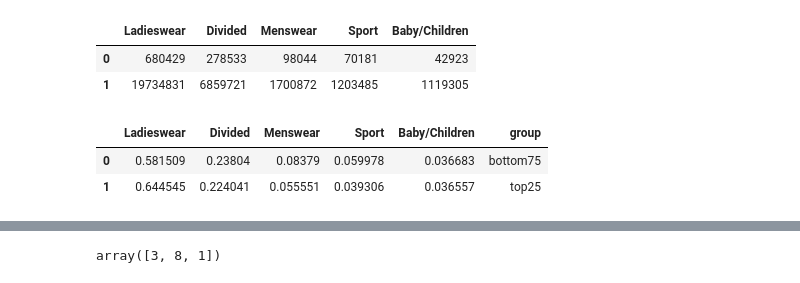
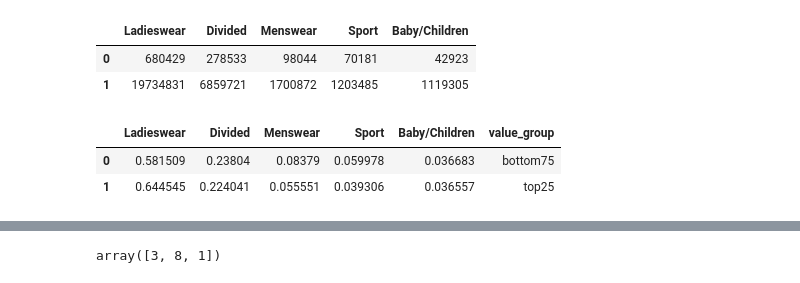
Before and after one commit to ParkerJiang/4995Group36FinalProject, a Jupyter notebook: analysis.ipynb, the cells around one changed output, grey strips where cells are left out. Saved outputs shown, nothing was run; the diff lists cells and outputs as text; code cells hidden in the pictures.

```diff
--- a/analysis.ipynb
+++ b/analysis.ipynb
@@ -300,0 +275,2 @@ There are (124,) Product Types in total
+# %%
+df_transactions_merged['estimated_date'] = df_transactions_merged['year']*365+df_transactions_merged['month']*30+df_transactions_merged['day']
@@ -310,11 +426,11 @@ df_plot
 # %%
 df_plot1 = df_plot.copy()
 df_plot1['sample_size'] = df_plot.sum(axis=1)
 df_plot1 = df_plot1.iloc[:,:-1].div(df_plot1['sample_size'], axis=0)
-df_plot1['group'] = ['bottom75','top25']
+df_plot1['value_group'] = ['bottom75','top25']
 df_plot1
 # %% [output]
-|  | Ladieswear | Divided | Menswear | Sport | Baby/Children | group |
+|  | Ladieswear | Divided | Menswear | Sport | Baby/Children | value_group |
 | 0 | 0.581509 | 0.23804 | 0.08379 | 0.059978 | 0.036683 | bottom75 |
 | 1 | 0.644545 | 0.224041 | 0.055551 | 0.039306 | 0.036557 | top25 |
 # %%
```
Also changed, not shown: parts of 25 cells of this notebook.
